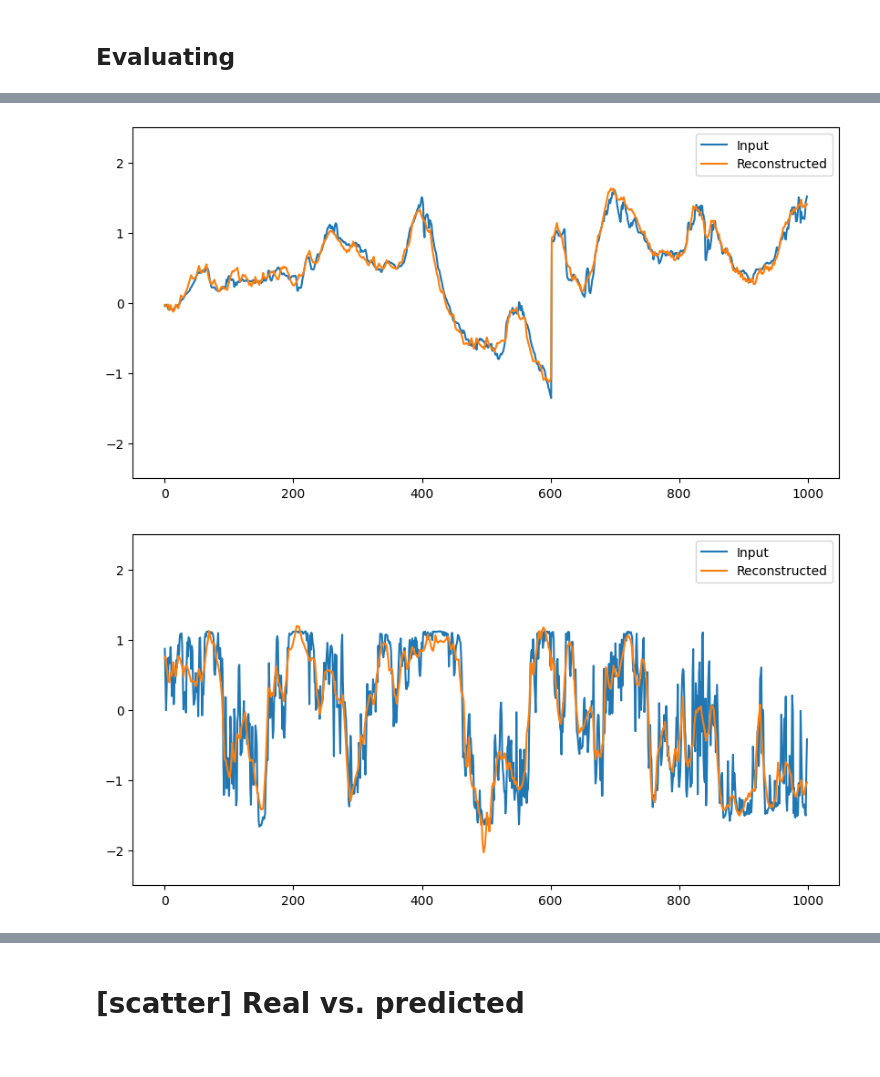
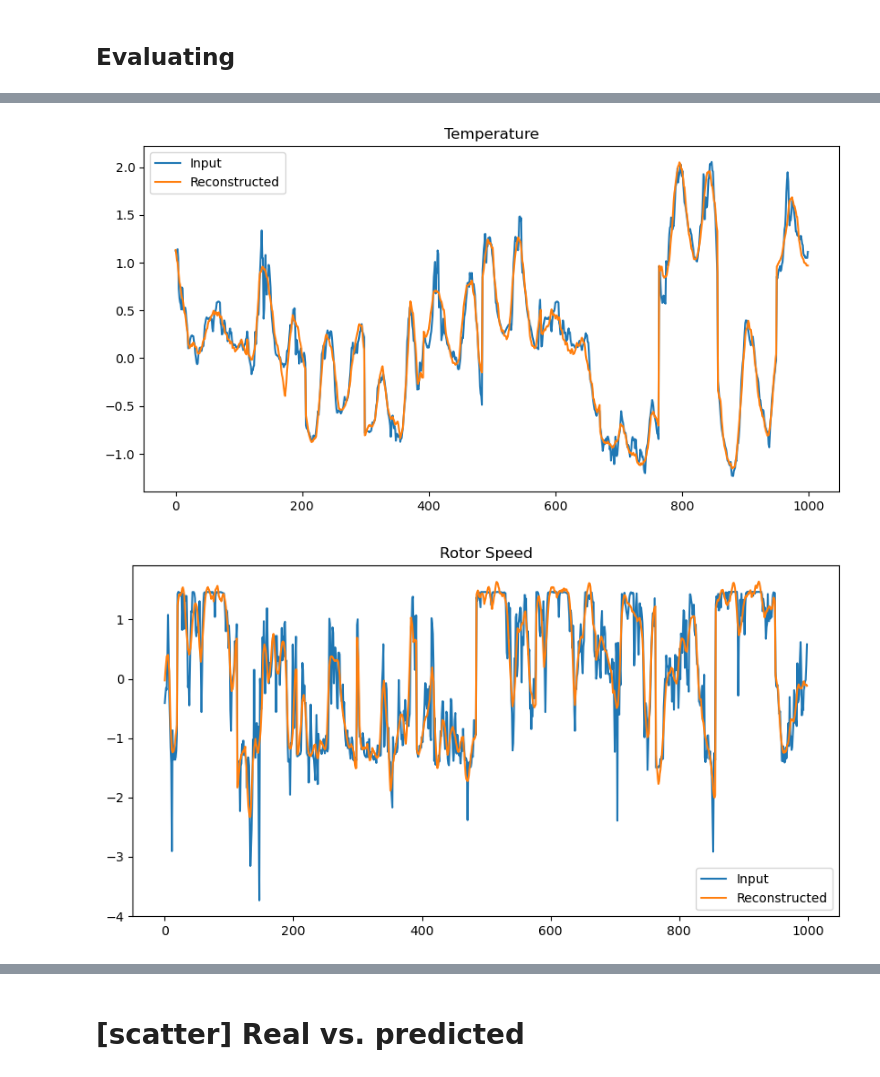
Before and after one commit to BuiHoangTu/ul.bds.NormalBehaviorMonitor, a Jupyter notebook: dev.ipynb, the cells around one changed output, grey strips where cells are left out. Saved outputs shown, nothing was run; the diff lists cells and outputs as text; code cells hidden in the pictures.

```diff
--- a/dev.ipynb
+++ b/dev.ipynb
@@ -49,7 +55,7 @@ idPower, idWind
 (2, 1)
 # %%
 normalIndices = turbineData.getNormalIndices(
-    maxConsecutiveInvalid=5,  # 1 hours of consecutive invalid data
+    maxConsecutiveInvalid=2,  # 1 hours of consecutive invalid data
     maxInvalidRate=0.5,
     underperformThreshold=1,  # ignore underperf threshold
 )
@@ -158,8 +164,8 @@ class Encoder(nn.Module):
         self.conv2 = nn.Conv2d(8, 16, kernel_size=3, stride=2, padding=1)  # 3->2
         self.conv3 = nn.Conv2d(16, 32, kernel_size=2)  # 2->1
         self.flatten = nn.Flatten()
-        self.fc1 = nn.Linear(5728, 2048)
-        self.fc2 = nn.Linear(2048, latentDim)
+        self.fc1 = nn.Linear(736, 1024)
+        self.fc2 = nn.Linear(1024, latentDim)
 
         # debug flag
         self.debug = 0
@@ -194,8 +200,8 @@ class Decoder(nn.Module):
     def __init__(self, latentDim):
         super().__init__()
         self.latentDim = latentDim
-        self.fc1 = nn.Linear(latentDim, 2048)
-        self.fc2 = nn.Linear(2048, 5728)
+        self.fc1 = nn.Linear(latentDim, 1024)
+        self.fc2 = nn.Linear(1024, 736)
         self.conv1 = nn.ConvTranspose2d(32, 16, kernel_size=2)
         self.conv2 = nn.ConvTranspose2d(16, 8, kernel_size=3, stride=2, padding=1)
         self.conv3 = nn.ConvTranspose2d(8, 1, kernel_size=3, stride=2, padding=1)
@@ -215,7 +221,7 @@ class Decoder(nn.Module):
         if debugging:
             print(f"FC2: {x.shape}")
 
-        x = x.view(-1, 32, 179, 1)
+        x = x.view(-1, 32, 23, 1)
         x = self.conv1(x)
         x = F.leaky_relu(x)
         if debugging:
@@ -247,7 +253,7 @@ testModel = Autoencoder(1024)
 testModel.encoder.debug = 1
 
 # pass a random tensor to the model
-x = torch.randn(32, 1, 720, 5)
+x = torch.randn(32, 1, 96, 5)
 output = testModel(x)
 
 print(f"Expected output shape: {x.shape}")
@@ -446,23 +452,23 @@ b = a + 1000
 plt.figure(figsize=(10, 5))
 plt.plot(tempIn[a:b], label="Input")
 plt.plot(tempOut[a:b], label="Reconstructed")
-plt.ylim(-2.5, 2.5)
 plt.legend()
+plt.title("Temperature")
 plt.show()
 # %% [output]
-[figure, old version]
+[figure, new version]
 # %%
 a = 3700
 b = a + 1000
 
 plt.figure(figsize=(10, 5))
 plt.plot(rotIn[a:b], label="Input")
 plt.plot(rotOut[a:b], label="Reconstructed")
-plt.ylim(-2.5, 2.5)
+plt.title("Rotor Speed")
 plt.legend()
 plt.show()
 # %% [output]
-[figure, old version]
+[figure, new version]
 # %%
 sortedTempIn, sortedTempOut = zip(*sorted(zip(tempIn, tempOut)))
 sortedRotIn, sortedRotOut = zip(*sorted(zip(rotIn, rotOut)))
```
Also changed, not shown: parts of 12 cells of this notebook, 1 other file.
